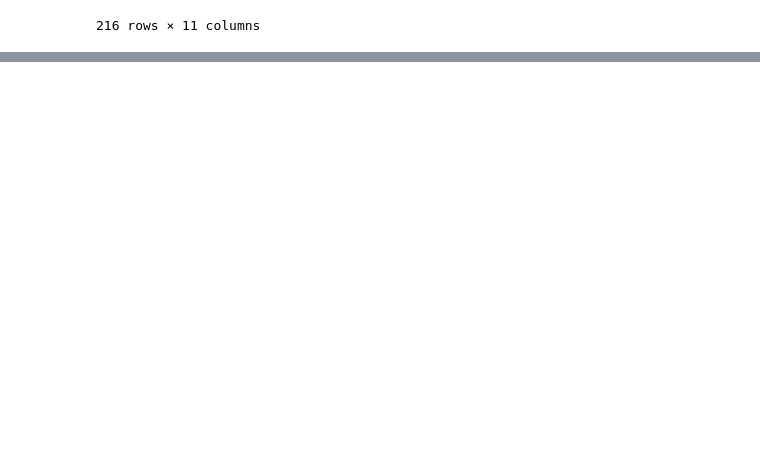
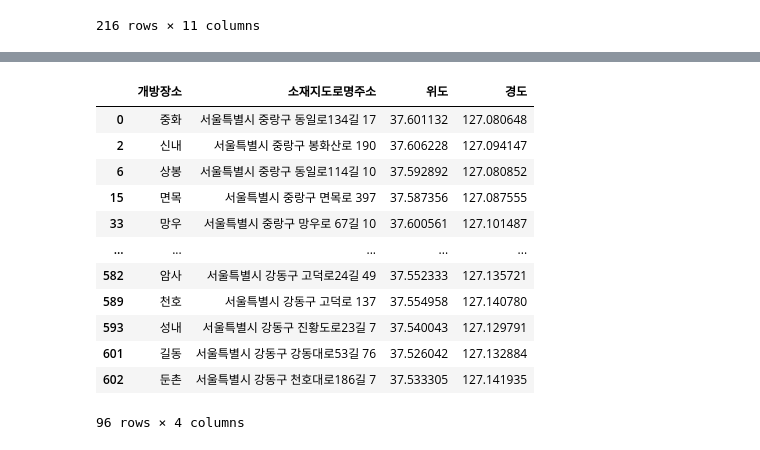
Before and after one commit to DeerWeak/pythonbasic, a Jupyter notebook: heart_need (1).ipynb, the cells around one changed output, grey strips where cells are left out. Saved outputs shown, nothing was run; the diff lists cells and outputs as text; code cells hidden in the pictures; blank space fills up the shorter version.

```diff
--- a/heart_need (1).ipynb
+++ b/heart_need (1).ipynb
@@ -67,7 +63,7 @@ subway_traffic_df
 | 1703 | 1704 | 일요일 | 8 | 2827 | 모란 | 하선 | 0.0 | 0.0 | 0.0 | 0.0 | ... | ... |
 1704 rows × 43 columns
 # %%
-aed_df = pd.read_csv('data/서울시 설치된장소.csv', encoding='euc-kr')
+aed_df = pd.read_csv('data/서울시 설치된장소.csv', encoding='UTF-8')
 aed_df
 # %% [output]
 |  | AED모델명 | 우편번호(앞자리) | 우편번호(뒤자리) | 관리책임자명 | 관리자연락처 | 설치기관주소 | 설치기관명 | 설치장소 | 경도 | 위도 |
@@ -212,0 +229,26 @@ Map(center=[37.541, 126.986], controls=(ZoomControl(options=['position', 'zoom_i
+# %%
+# 서울 공공시설
+#필요한 컬럼만 변수에 따로 저장하기
+df_sample_2 = public_office_df[['개방장소','소재지도로명주소','위도','경도']]
+df_sample_2 = df_sample_2.drop_duplicates('개방장소')
+for i in df_sample_2['개방장소']:
+    if i in list_no_aed_office:
+        df_sample_2 = df_sample_2.drop(df_sample_2.index[df_sample_2['개방장소'] == i], axis=0)
+for j in df_sample_2['소재지도로명주소']:
+    if j in df_sample['설치기관주소']:
+        df_sample_2 = df_sample_2.drop(df_sample_2.index[df_sample_2['소재지도로명주소'] == j], axis=0)
+df_sample_2
+# %% [output]
+|  | 개방장소 | 소재지도로명주소 | 위도 | 경도 |
+| 0 | 중화 | 서울특별시 중랑구 동일로134길 17 | 37.601132 | 127.080648 |
+| 2 | 신내 | 서울특별시 중랑구 봉화산로 190 | 37.606228 | 127.094147 |
+| 6 | 상봉 | 서울특별시 중랑구 동일로114길 10 | 37.592892 | 127.080852 |
+| 15 | 면목 | 서울특별시 중랑구 면목로 397 | 37.587356 | 127.087555 |
+| 33 | 망우 | 서울특별시 중랑구 망우로 67길 10 | 37.600561 | 127.101487 |
+| ... | ... | ... | ... | ... |
+| 582 | 암사 | 서울특별시 강동구 고덕로24길 49 | 37.552333 | 127.135721 |
+| 589 | 천호 | 서울특별시 강동구 고덕로 137 | 37.554958 | 127.140780 |
+| 593 | 성내 | 서울특별시 강동구 진황도로23길 7 | 37.540043 | 127.129791 |
+| 601 | 길동 | 서울특별시 강동구 강동대로53길 76 | 37.526042 | 127.132884 |
+| 602 | 둔촌 | 서울특별시 강동구 천호대로186길 7 | 37.533305 | 127.141935 |
+96 rows × 4 columns
```
Also changed, not shown: parts of 10 cells of this notebook, 3 other files.
